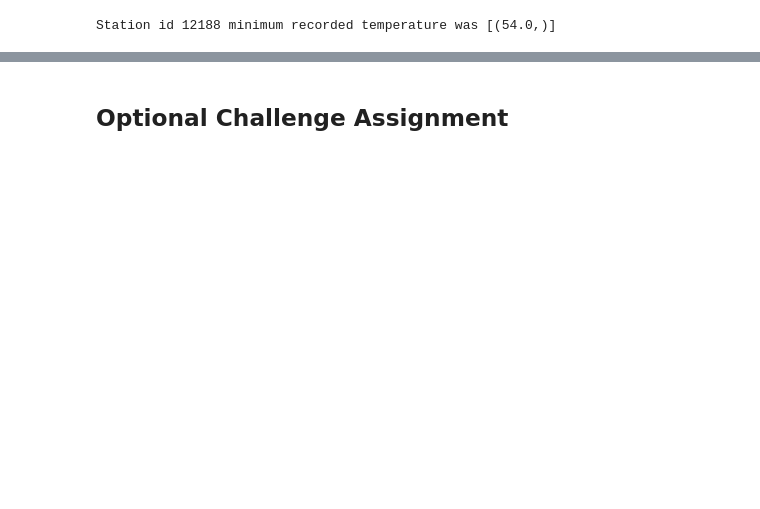
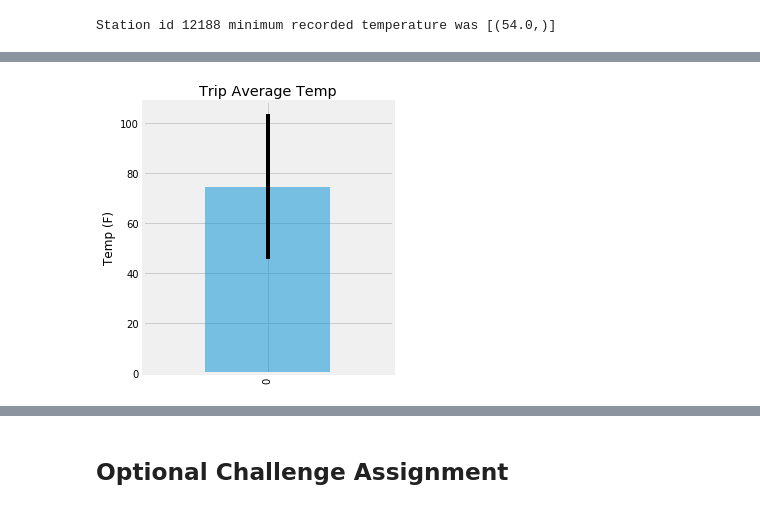
Before and after one commit to bickerton/sql-alchemy, a Jupyter notebook: sql alchemy homework.ipynb, the cells around one changed output, grey strips where cells are left out. Cells and saved outputs as stored; diff of their text form; code cells hidden in the pictures; blank space fills up the shorter version.

```diff
--- a/sql alchemy homework.ipynb
+++ b/sql alchemy homework.ipynb
@@ -166,19 +199,16 @@ Station id 12188 minimum recorded temperature was [(54.0,)]
 # %%
-# This function called `calc_temps` will accept start date and end date in the format '%Y-%m-%d'
-# and return the minimum, average, and maximum temperatures for that range of dates
-def calc_temps(start_date, end_date):
-    """TMIN, TAVG, and TMAX for a list of dates.
+# Use your previous function `calc_temps` to calculate the tmin, tavg, and tmax
+# for your trip using the previous year's data for those same dates.
+def calc_temps(start_date_, end_date):
+    """Annual TMIN, TAVG, and TMAX
 
     Args:
-        start_date (string): A date string in the format %Y-%m-%d
-        end_date (string): A date string in the format %Y-%m-%d
+        start_date (string): formatted %Y-%m-%d
+        end_date (string): formatted %Y-%m-%d
 
     Returns:
         TMIN, TAVE, and TMAX
     """
-
     return session.query(func.min(Measurement.tobs), func.avg(Measurement.tobs), func.max(Measurement.tobs)).\
-        filter(Measurement.date >= start_date).filter(Measurement.date <= end_date).all()
-
-# function usage example
-print(calc_temps('2012-02-28', '2012-03-05'))
+        filter(Measurement.date >= start_date).\
+        filter(Measurement.date <= end_date).all()
@@ -187,0 +215,14 @@ print(calc_temps('2012-02-28', '2012-03-05'))
+# %%
+#Prompt user to enter trip information into dialog boxes:
+start_date = input('Please select your trips start date ("YYYY-MM-DD") between 2010-01-01 and 2017-08-23: ')
+
+end_date = input('Please select your trips end date ("YYYY-MM-DD") and between 2010-01-01 and 2017-08-23: ')
+
+
+year_calc_temps = calc_temps('{start_date}', '{end_date}')
+print('1 year weather data (Aug 2016 through Aug 2017),')
+print(f'The estimated min, avg, and max temperatures for {start_date} to {end_date}: ')
+
+# Create a DataFrame with t_min, t_avg, t_max values from vacation_temps
+year_temps_df = pd.DataFrame(year_calc_temps, columns=['min_temp', 'avg_temp', 'max_temp'])
+year_temps_df
@@ -188,8 +236,15 @@ print(calc_temps('2012-02-28', '2012-03-05'))
 # %%
 # Plot the results from your previous query as a bar chart.
 # Use "Trip Avg Temp" as your Title
 # Use the average temperature for the y value
 # Use the peak-to-peak (tmax-tmin) value as the y error bar (yerr)
+year_temps_df.plot.bar(y='avg_temp', yerr = (year_temps_df['max_temp'] - year_temps_df['min_temp']),\
+                                title='Trip Average Temp', alpha=.5, figsize=(4,5), legend=None)
+# Set plot properties
+plt.ylabel('Temp (F)')
+plt.savefig('Output/Trip Avg Temp.png')
+# %% [output]
+[figure, added]
 # %%
 # Calculate the total amount of rainfall per weather station for your trip dates using the previous year's matching dates.
 # Sort this in descending order by precipitation amount and list the station, name, latitude, longitude, and elevation
```
Also changed, not shown: parts of 15 cells of this notebook.
